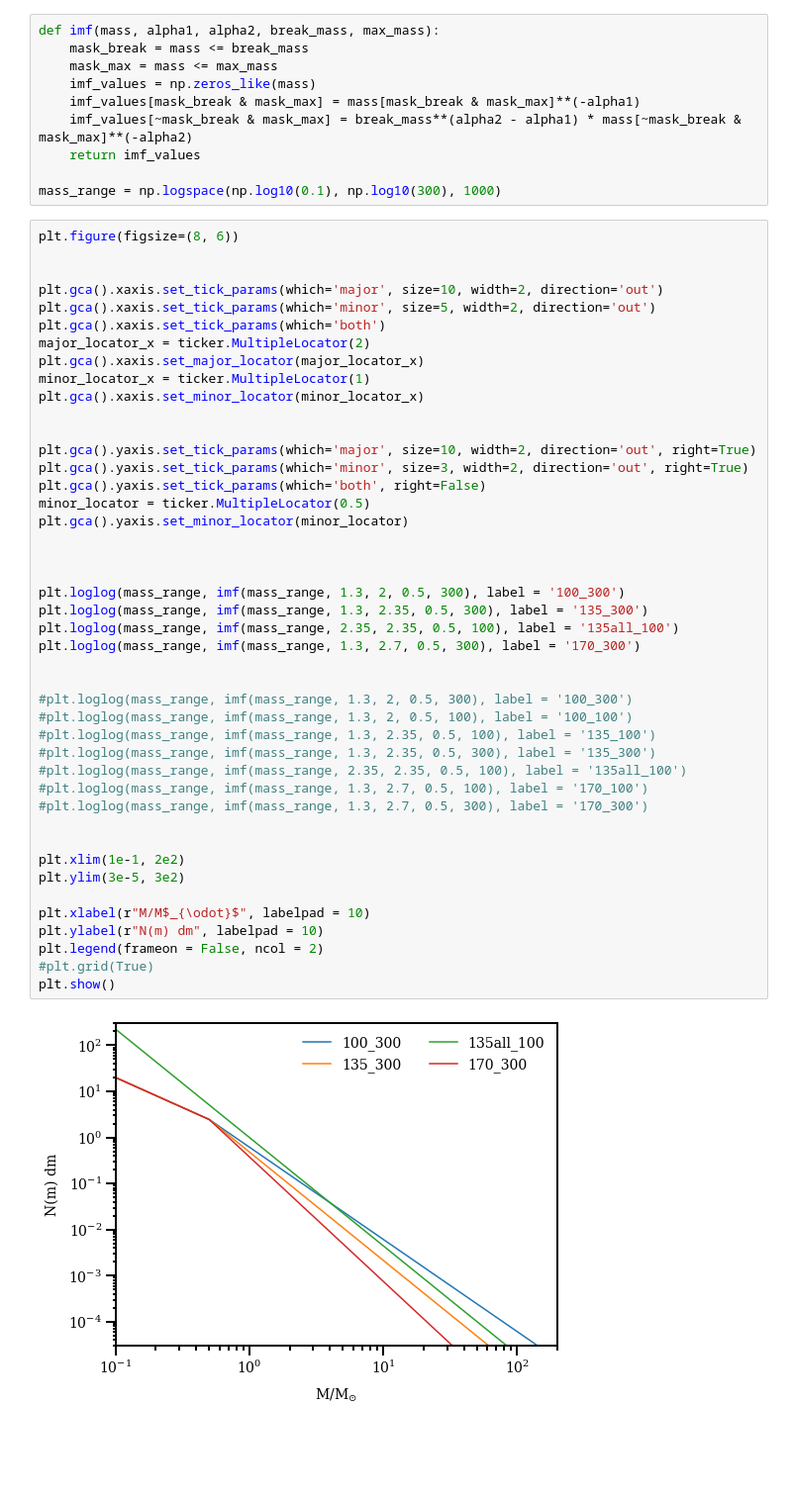
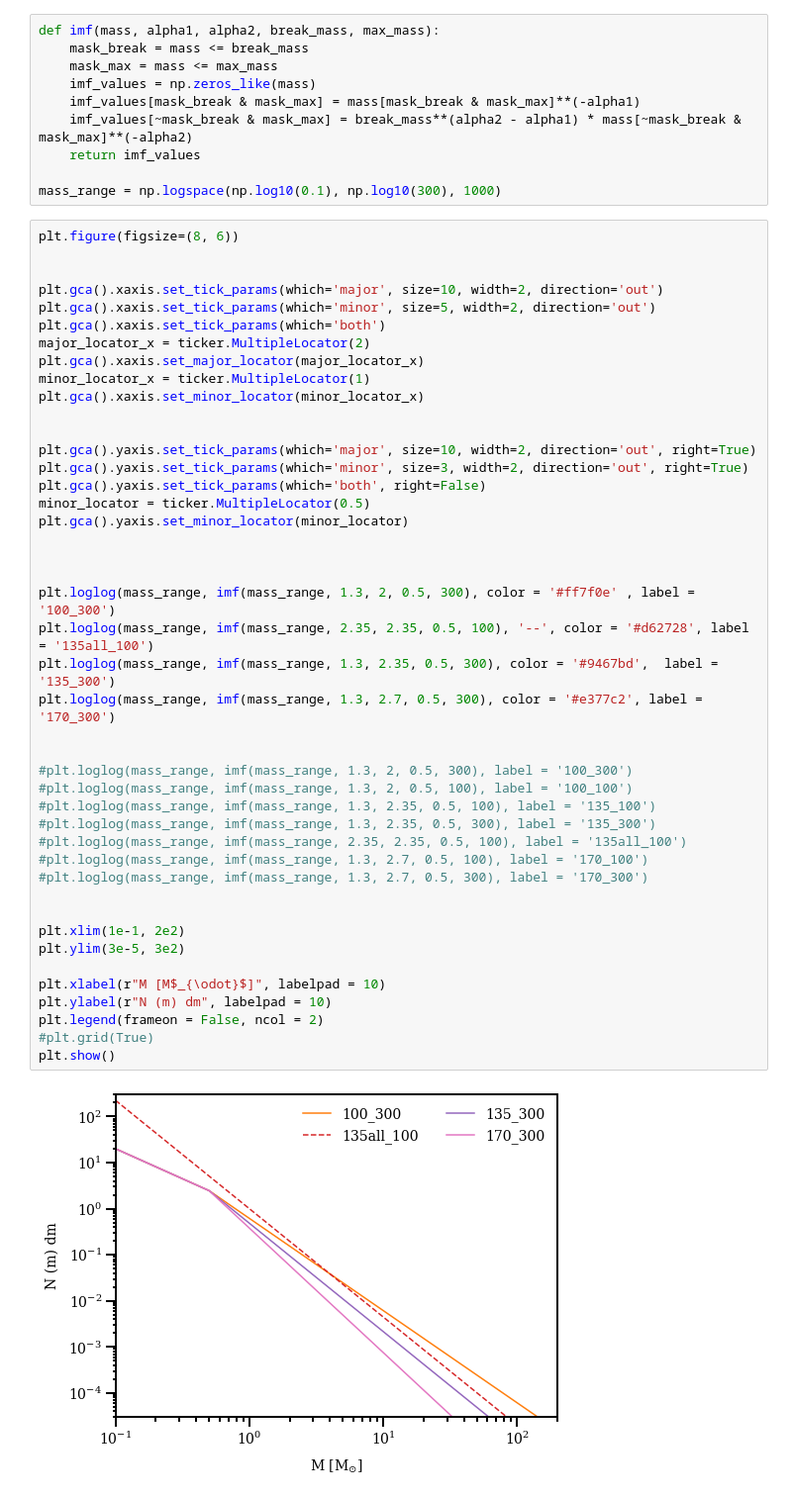
Before and after one commit to NicholaCharlton/Y4_Project, a Jupyter notebook: Dillon/Semester 2/Plotting/IMF Plotting.ipynb, the cells around one changed output. Shown at 99% size. Drawn from its saved outputs; the diff is of its cells as text; blank space fills up the shorter version.

```diff
--- a/Dillon/Semester 2/Plotting/IMF Plotting.ipynb
+++ b/Dillon/Semester 2/Plotting/IMF Plotting.ipynb
@@ -29,37 +29,37 @@ plt.gca().xaxis.set_major_locator(major_locator_x)
 minor_locator_x = ticker.MultipleLocator(1)
 plt.gca().xaxis.set_minor_locator(minor_locator_x)
 
 
 plt.gca().yaxis.set_tick_params(which='major', size=10, width=2, direction='out', right=True)
 plt.gca().yaxis.set_tick_params(which='minor', size=3, width=2, direction='out', right=True)
 plt.gca().yaxis.set_tick_params(which='both', right=False)
 minor_locator = ticker.MultipleLocator(0.5)
 plt.gca().yaxis.set_minor_locator(minor_locator)
 
 
 
-plt.loglog(mass_range, imf(mass_range, 1.3, 2, 0.5, 300), label = '100_300')
-plt.loglog(mass_range, imf(mass_range, 1.3, 2.35, 0.5, 300), label = '135_300')
-plt.loglog(mass_range, imf(mass_range, 2.35, 2.35, 0.5, 100), label = '135all_100')
-plt.loglog(mass_range, imf(mass_range, 1.3, 2.7, 0.5, 300), label = '170_300')
+plt.loglog(mass_range, imf(mass_range, 1.3, 2, 0.5, 300), color = '#ff7f0e' , label = '100_300')
+plt.loglog(mass_range, imf(mass_range, 2.35, 2.35, 0.5, 100), '--', color = '#d62728', label = '135all_100')
+plt.loglog(mass_range, imf(mass_range, 1.3, 2.35, 0.5, 300), color = '#9467bd',  label = '135_300')
+plt.loglog(mass_range, imf(mass_range, 1.3, 2.7, 0.5, 300), color = '#e377c2', label = '170_300')
 
 
 #plt.loglog(mass_range, imf(mass_range, 1.3, 2, 0.5, 300), label = '100_300')
 #plt.loglog(mass_range, imf(mass_range, 1.3, 2, 0.5, 100), label = '100_100')
 #plt.loglog(mass_range, imf(mass_range, 1.3, 2.35, 0.5, 100), label = '135_100')
 #plt.loglog(mass_range, imf(mass_range, 1.3, 2.35, 0.5, 300), label = '135_300')
 #plt.loglog(mass_range, imf(mass_range, 2.35, 2.35, 0.5, 100), label = '135all_100')
 #plt.loglog(mass_range, imf(mass_range, 1.3, 2.7, 0.5, 100), label = '170_100')
 #plt.loglog(mass_range, imf(mass_range, 1.3, 2.7, 0.5, 300), label = '170_300')
 
 
 plt.xlim(1e-1, 2e2)
 plt.ylim(3e-5, 3e2)
 
-plt.xlabel(r"M/M$_{\odot}$", labelpad = 10)
-plt.ylabel(r"N(m) dm", labelpad = 10)
+plt.xlabel(r"M [M$_{\odot}$]", labelpad = 10)
+plt.ylabel(r"N (m) dm", labelpad = 10)
 plt.legend(frameon = False, ncol = 2)
 #plt.grid(True)
 plt.show()
 # %% [output]
-[figure, old version]
+[figure, new version]
```
